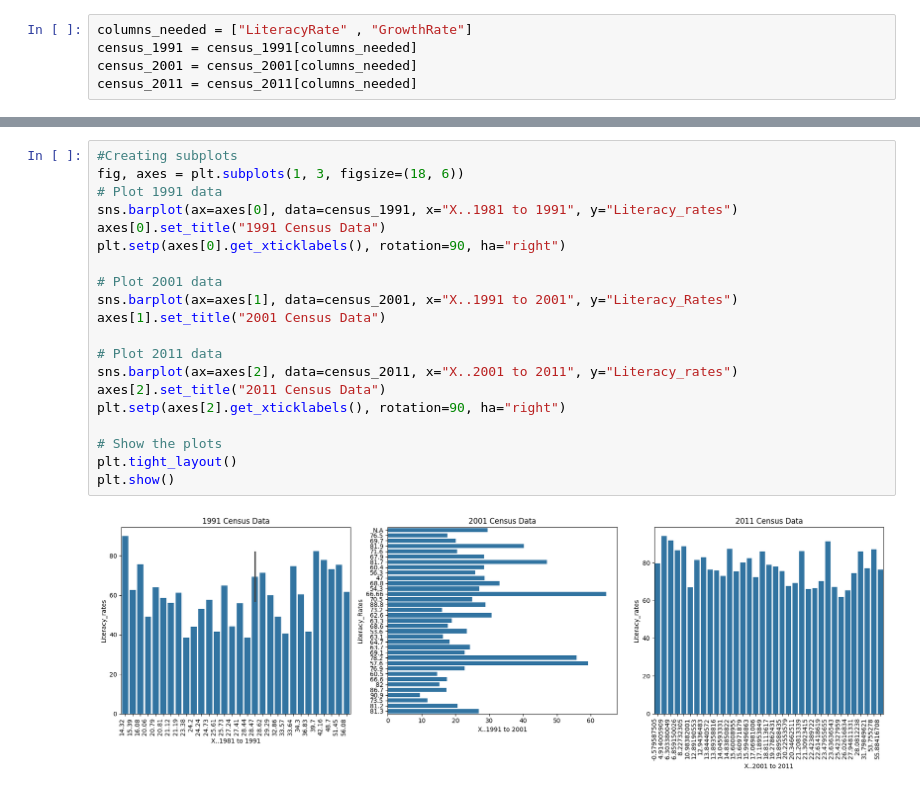
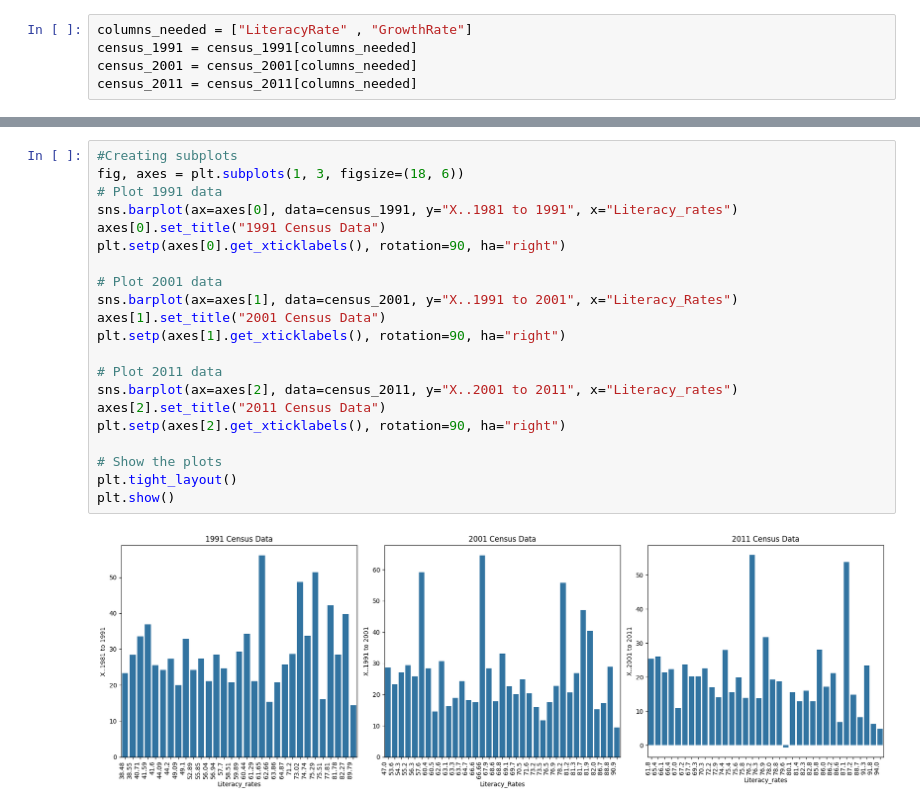
Before and after one commit to Shubham18024/Census_Analysis, a Jupyter notebook: Stutyay/L0101.ipynb, the cells around one changed output, grey strips where cells are left out. Cells and saved outputs as stored; diff of their text form.

```diff
--- a/Stutyay/L0101.ipynb
+++ b/Stutyay/L0101.ipynb
@@ -73,22 +76,23 @@ plt.show()
 # %%
 #Creating subplots
 fig, axes = plt.subplots(1, 3, figsize=(18, 6))
 # Plot 1991 data
-sns.barplot(ax=axes[0], data=census_1991, x="X..1981 to 1991", y="Literacy_rates")
+sns.barplot(ax=axes[0], data=census_1991, y="X..1981 to 1991", x="Literacy_rates")
 axes[0].set_title("1991 Census Data")
 plt.setp(axes[0].get_xticklabels(), rotation=90, ha="right")
 
 # Plot 2001 data
-sns.barplot(ax=axes[1], data=census_2001, x="X..1991 to 2001", y="Literacy_Rates")
+sns.barplot(ax=axes[1], data=census_2001, y="X..1991 to 2001", x="Literacy_Rates")
 axes[1].set_title("2001 Census Data")
+plt.setp(axes[1].get_xticklabels(), rotation=90, ha="right")
 
 # Plot 2011 data
-sns.barplot(ax=axes[2], data=census_2011, x="X..2001 to 2011", y="Literacy_rates")
+sns.barplot(ax=axes[2], data=census_2011, y="X..2001 to 2011", x="Literacy_rates")
 axes[2].set_title("2011 Census Data")
 plt.setp(axes[2].get_xticklabels(), rotation=90, ha="right")
 
 # Show the plots
 plt.tight_layout()
 plt.show()
 # %% [output]
-[figure, old version]
+[figure, new version]
```
Also changed, not shown: parts of 3 cells of this notebook.
